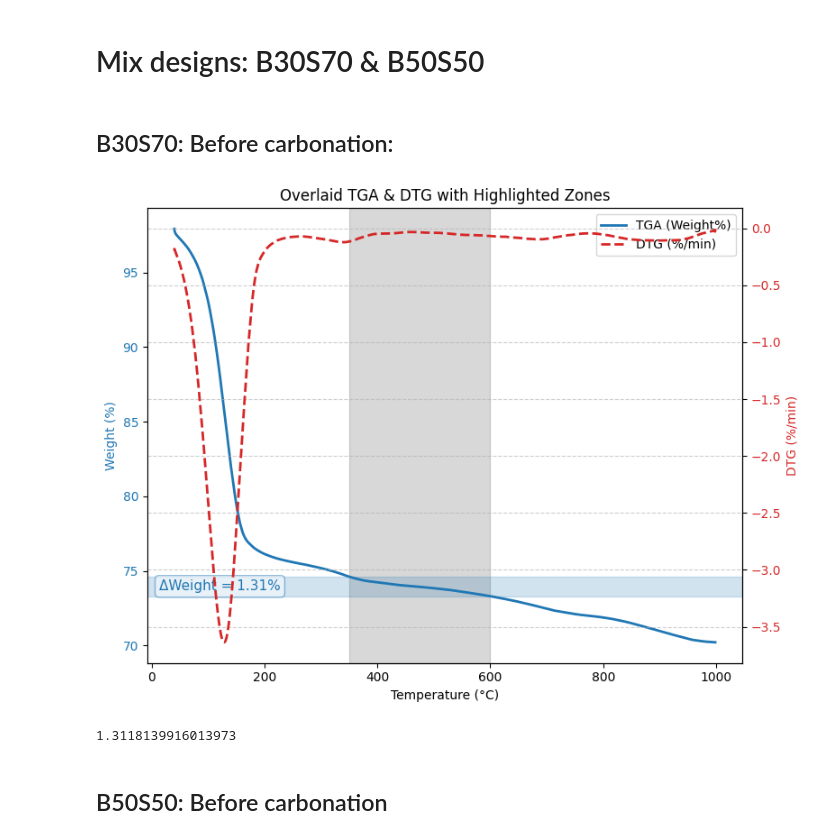
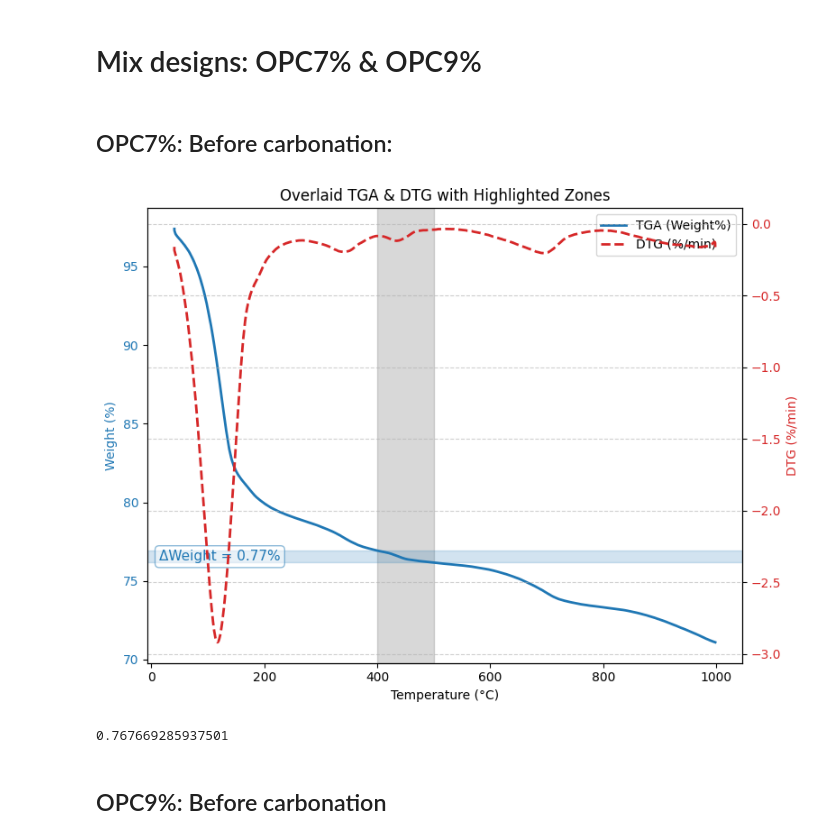
Before and after one commit to ahmedfarhatx22/TradingBro, a Jupyter notebook: book/some_content/2_OPC7EN9.ipynb, the cells around one changed output. Saved outputs shown, nothing was run; the diff lists cells and outputs as text; code cells hidden in the pictures.

```diff
--- a/book/some_content/2_OPC7EN9.ipynb
+++ b/book/some_content/2_OPC7EN9.ipynb
@@ -1,5 +1,5 @@
 # %% [markdown]
-# Mix designs: B30S70 & B50S50
+# Mix designs: OPC7% & OPC9%
 # %%
 import pandas as pd
 import numpy as np
@@ -132,12 +132,12 @@ def plot_tga_dtg_zone(
     # return the weight difference
     return weight_diff
 # %% [markdown]
-## B30S70: Before carbonation:
+## OPC7%: Before carbonation:
 # %%
-plot_tga_dtg_zone("TG_ExpDat_B30B70D28; 13-1-2025-2.csv","DG_ExpDat_B30B70D28; 13-1-2025-2.csv",350,600)
+plot_tga_dtg_zone("TG_ExpDat_OPC7%D28; 13-1-2025-2.csv","DG_ExpDat_OPC7%D28; 13-1-2025-2.csv",400,500)
 # %% [output]
-[figure, old version]
+[figure, new version]
-1.3118139916013973
+0.767669285937501
 # %% [markdown]
-## B50S50: Before carbonation
+## OPC9%: Before carbonation
 # %%
```
Also changed, not shown: parts of 5 cells of this notebook, 1 other file.
